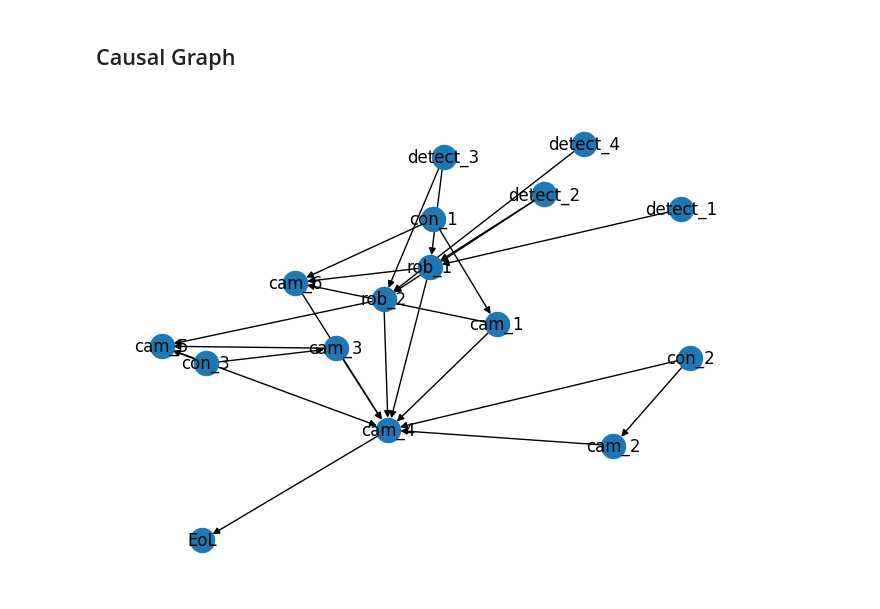
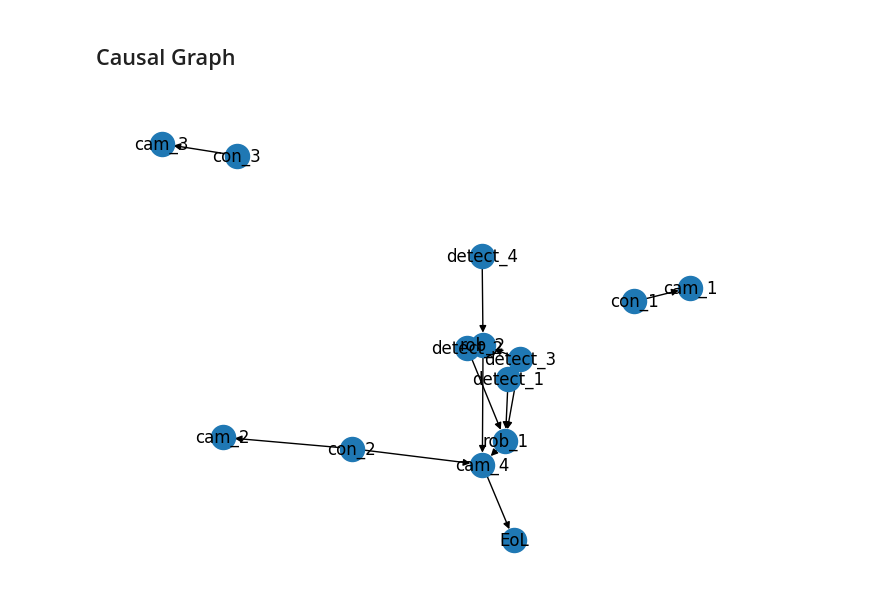
Before and after one commit to brjo0501/Master-Thesis_Code, a Jupyter notebook: Pick_and_Place_v2.ipynb, the cells around one changed output. Cells and saved outputs as stored; diff of their text form; code cells hidden in the pictures.

```diff
--- a/Pick_and_Place_v2.ipynb
+++ b/Pick_and_Place_v2.ipynb
@@ -114,8 +106,7 @@ G.add_node("cam_1")
 G.add_node("cam_2")
 G.add_node("cam_3")
 G.add_node("cam_4")
-G.add_node("cam_5")
-G.add_node("cam_6")
+
 G.add_node("con_1")
 G.add_node("con_2")
 G.add_node("con_3")
@@ -131,44 +122,31 @@ G.add_node("EoL")
 
 #G.add_edge("A", "B")
 G.add_edge("cam_4", "EoL")
 
-# Same conveyor
-G.add_edge("cam_1", "cam_6")
-G.add_edge("cam_2", "cam_4")
-G.add_edge("cam_3", "cam_5")
 
-# End of Line
-G.add_edge("cam_1", "cam_4")
-G.add_edge("cam_3", "cam_4")
-G.add_edge("cam_5", "cam_4")
-G.add_edge("cam_6", "cam_4")
 
 
 # Conveyor affect camera
 G.add_edge("con_1", "cam_1")
-G.add_edge("con_1", "cam_6")
 G.add_edge("con_2", "cam_2")
 G.add_edge("con_2", "cam_4")
 G.add_edge("con_3", "cam_3")
-G.add_edge("con_3", "cam_5")
 
 # Robot
 G.add_edge("rob_1", "cam_4")
-G.add_edge("rob_1", "cam_6")
 G.add_edge("rob_2", "cam_4")
-G.add_edge("rob_2", "cam_5")
 
 # Detection or Robot
 G.add_edge("detect_1", "rob_1")
 G.add_edge("detect_2", "rob_1")
 G.add_edge("detect_3", "rob_1")
 G.add_edge("detect_2", "rob_2")
 G.add_edge("detect_3", "rob_2")
 G.add_edge("detect_4", "rob_2")
 
 
 # Draw the graph
 nx.draw(G, with_labels=True)
 plt.show()
 # %% [output]
-[figure, old version]
+[figure, new version]
```
Also changed, not shown: parts of 6 cells of this notebook, 2 other files.
